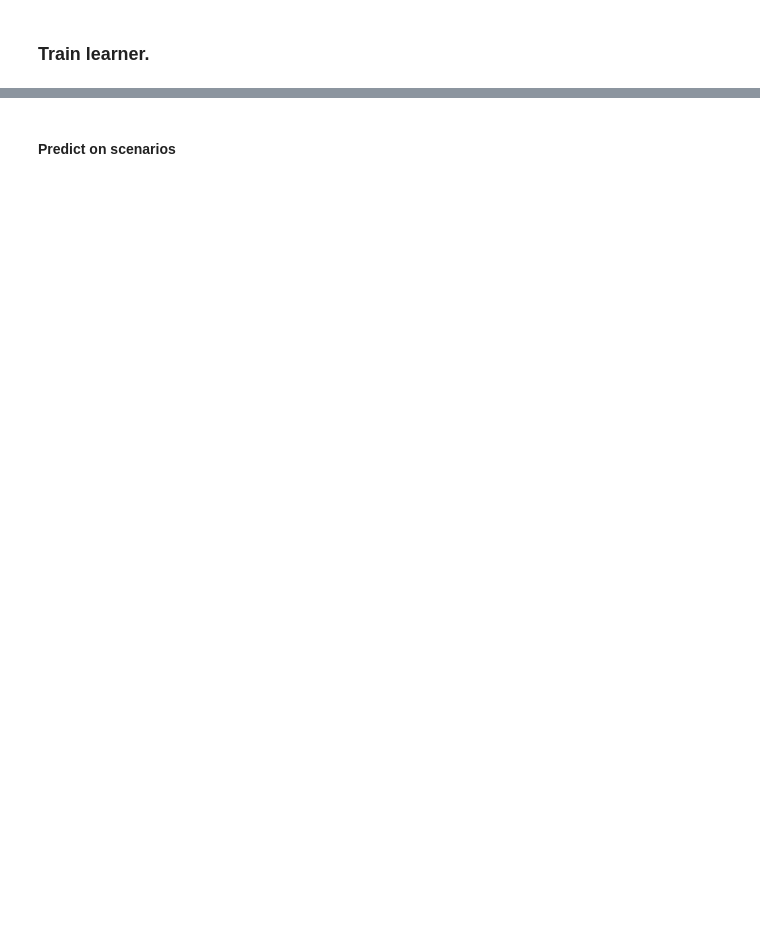
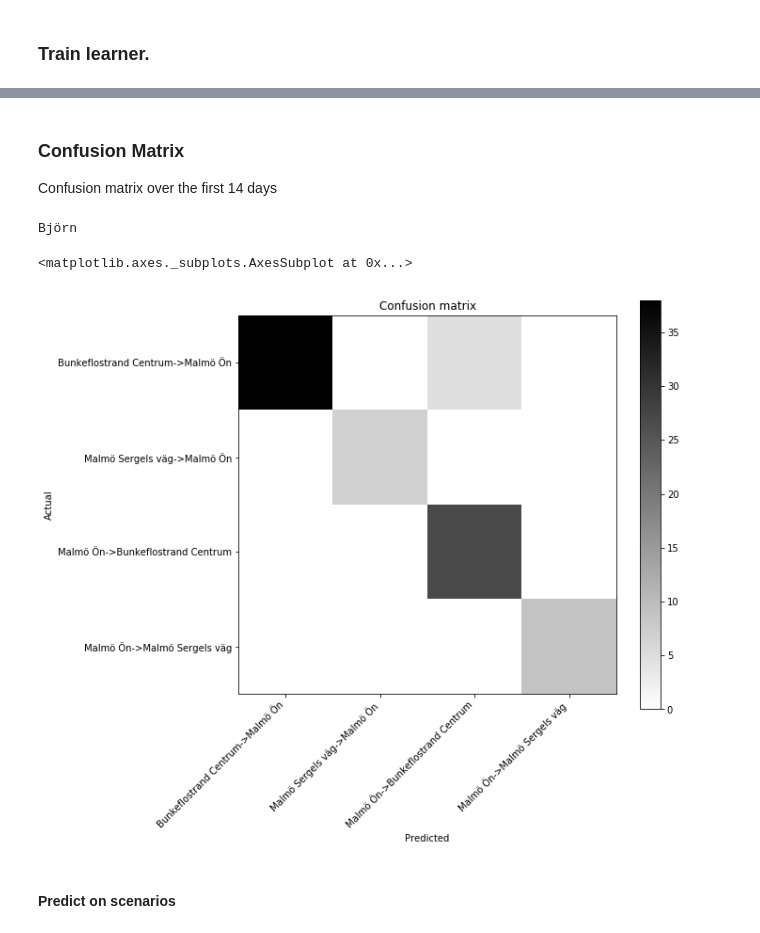
Before and after one commit to k3larra/commuter, a Jupyter notebook: machine_teaching/mt.ipynb, the cells around one changed output, grey strips where cells are left out. Saved outputs shown, nothing was run; the diff lists cells and outputs as text; code cells hidden in the pictures; blank space fills up the shorter version.

```diff
--- a/machine_teaching/mt.ipynb
+++ b/machine_teaching/mt.ipynb
@@ -32,14 +19,45 @@ procs = [FillMissing, Categorify, Normalize]
 user = "hCWCulj7M1aMVyd0Fm0Eqrv8q1Q2" #Bjorn
 personas = pd.read_csv("../data/personas.csv")
 personaname = personas.loc[personas['id']==user]['name'].iloc[0]
+stations = pd.read_csv("../data/stations.csv")
 
 def evaluate_teaching_daily(learner,testset):
     result = []
     #result.append(["prediction","accuracy","day"])
     for row in testset.itertuples():
+        row.Index
         predicted = learner.predict(row)
         result.append([predicted[0],round(predicted[2].max().item(),2),row[4],row[5]])
     return (result)
+
+def from_to(journey_code):
+    if(len(str(journey_code))==10):
+        fromStationNbr = str(journey_code)[0:5]
+        try:
+            fromStationNbr = stations.loc[stations['stationId']==int(fromStationNbr)]['stationName'].iloc[0]
+        except:
+            fromStationNbr = str(journey_code)[0:5]
+        toStationNbr = str(journey_code)[5:10]
+        try:
+            toStationNbr = stations.loc[stations['stationId']==int(toStationNbr)]['stationName'].iloc[0]
+        except:
+            toStationNbr = str(journey_code)[5:10]
+        return fromStationNbr+"->"+toStationNbr
+    else:
+        return journey_code
+
+def from_to_id(journey_code):
+    if(len(str(journey_code))==10):
+        return str(journey_code)[0:5]+"->"+str(journey_code)[5:10]
+    else:
+        return journey_code
+
+def select_rows(predicted_journey,correct_journey,result_set):
+    result = []
+    for row in result_set.itertuples():
+        if (row[1]==predicted_journey and row[4]==correct_journey):
+            result.append(row)
+    return result
 # %% [markdown]
 ### Train learner.
 # %%
@@ -198,0 +143,19 @@ plt.show()
+# %% [markdown]
+### Confusion Matrix
+Confusion matrix over the first 14 days
+# %%
+from pandas_ml import ConfusionMatrix
+#teachingSetName="_teaching_set_minimal.csv"
+#teachingSetName="_teaching_set.csv"
+teachingSetName="_train_valid.csv"
+result_teaching= pd.read_csv("saved/"+user+"_result"+teachingSetName,header=None,names=["Journey_pred", "Accuracy", "Day","Journey_corr"])
+y_true = result_teaching["Journey_corr"].apply(from_to)
+y_pred = result_teaching["Journey_pred"].apply(from_to)
+confusion_matrix = ConfusionMatrix(y_true,y_pred)
+print(personaname)
+#print("Confusion matrix:\n%s" % confusion_matrix)
+confusion_matrix.plot()
+# %% [output]
+Björn
+<matplotlib.axes._subplots.AxesSubplot at 0x...>
+[figure, added]
```
Also changed, not shown: parts of 17 cells of this notebook, 9 other files.
